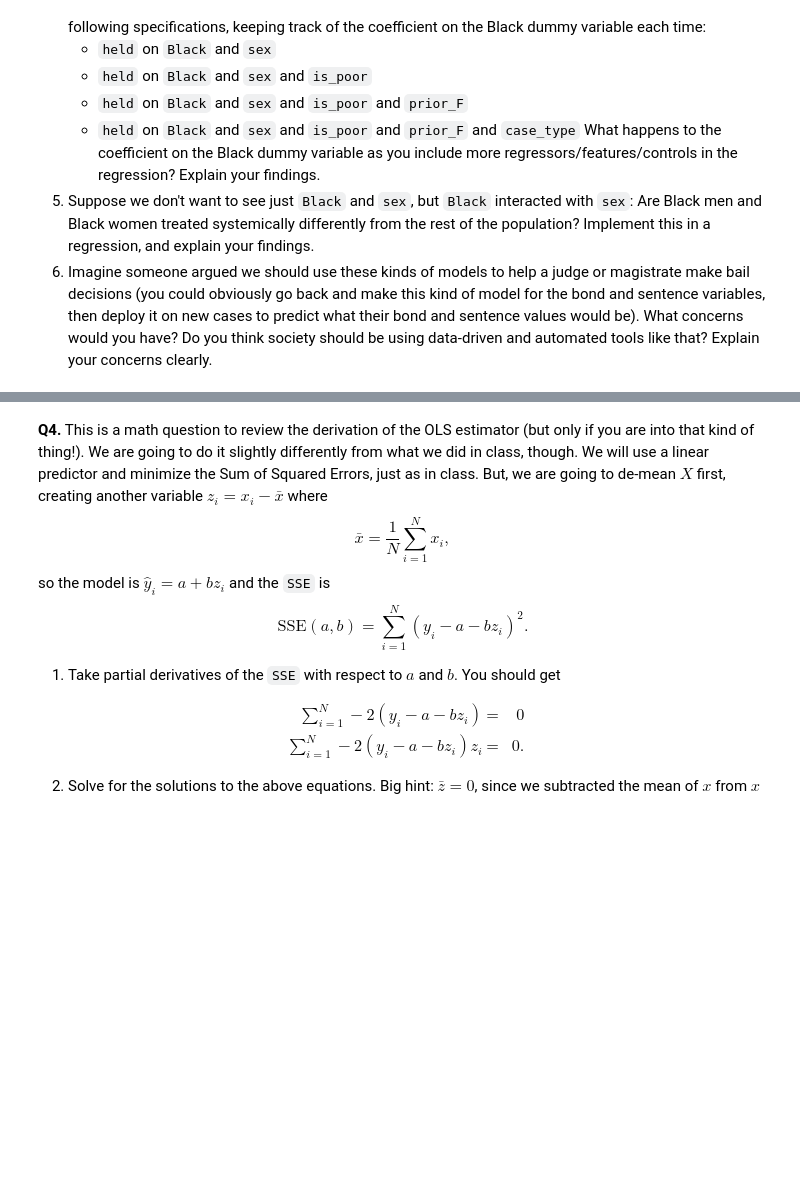
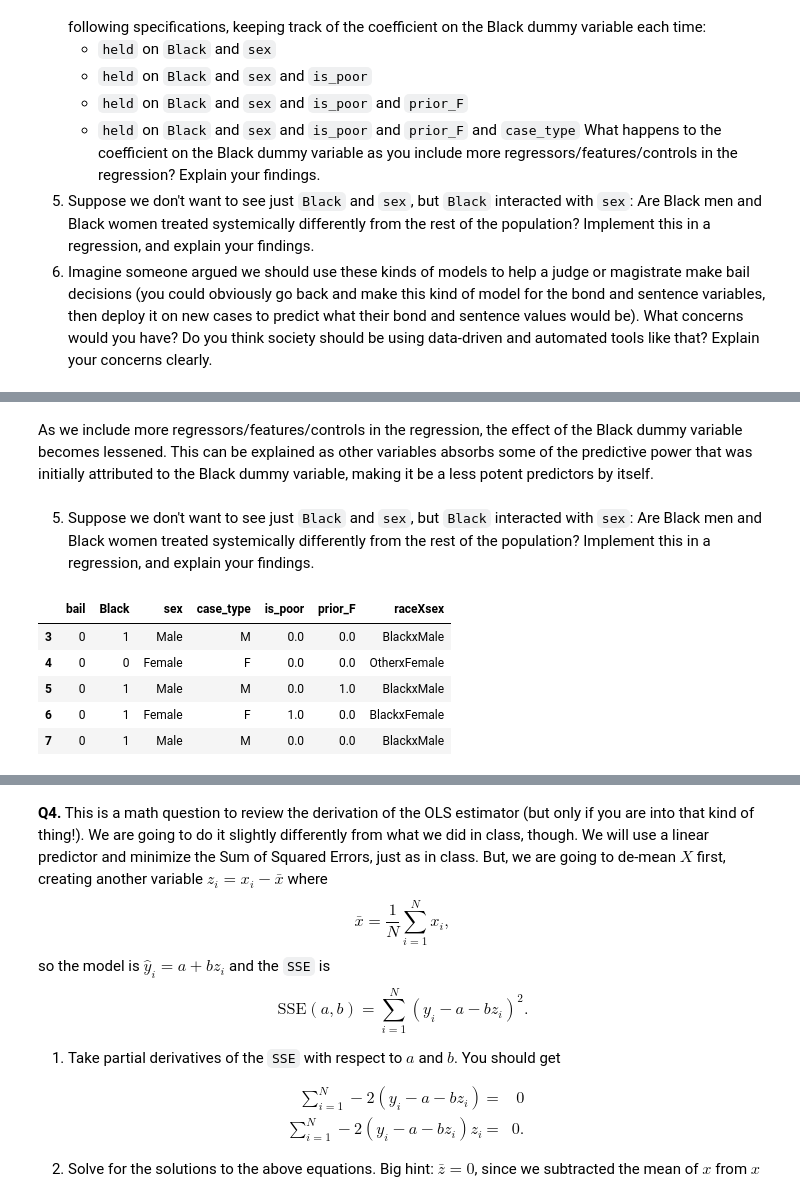
Before and after one commit to rafid-mirza/linearRegression, a Jupyter notebook: assignment.ipynb, the cells around one changed output, grey strips where cells are left out. Saved outputs shown, nothing was run; the diff lists cells and outputs as text; code cells hidden in the pictures; blank space fills up the shorter version.

```diff
--- a/assignment.ipynb
+++ b/assignment.ipynb
@@ -169,0 +289,11 @@ What happens to the coefficient on the Black dummy variable as you include more
+# %%
+# Perform the data transformations and selections
+df2['bail'] = df2['held_wo_bail'].astype(int)
+df2['sex'] = df2['sex'].map({'M': 'Male', 'F': 'Female'})
+df2['Black'] = (df2['race']=='B').astype(int)
+df3 = df2[['bail', 'Black', 'sex', 'case_type', 'is_poor', 'prior_F']].dropna()
+
+# Check the distribution of values in the 'bail_status' column
+bail_status_distribution = df3['bail'].value_counts()
+
+bail_status_distribution
@@ -169,0 +401,14 @@ What happens to the coefficient on the Black dummy variable as you include more
+# %% [markdown]
+As we include more regressors/features/controls in the regression, the effect of the Black dummy variable becomes lessened. This can be explained as other variables absorbs some of the predictive power that was initially attributed to the Black dummy variable, making it be a less potent predictors by itself.
+# %% [markdown]
+5. Suppose we don't want to see just `Black` and `sex`, but `Black` interacted with `sex`: Are Black men and Black women treated systemically differently from the rest of the population? Implement this in a regression, and explain your findings.
+# %%
+df3['raceXsex'] = df3['Black'].map({0: 'Other', 1: 'Black'}) + 'x' + df3['sex']
+df3.head()
+# %% [output]
+|  | bail | Black | sex | case_type | is_poor | prior_F | raceXsex |
+| 3 | 0 | 1 | Male | M | 0.0 | 0.0 | BlackxMale |
+| 4 | 0 | 0 | Female | F | 0.0 | 0.0 | OtherxFemale |
+| 5 | 0 | 1 | Male | M | 0.0 | 1.0 | BlackxMale |
+| 6 | 0 | 1 | Female | F | 1.0 | 0.0 | BlackxFemale |
+| 7 | 0 | 1 | Male | M | 0.0 | 0.0 | BlackxMale |
```
Also changed, not shown: parts of 30 cells of this notebook.
